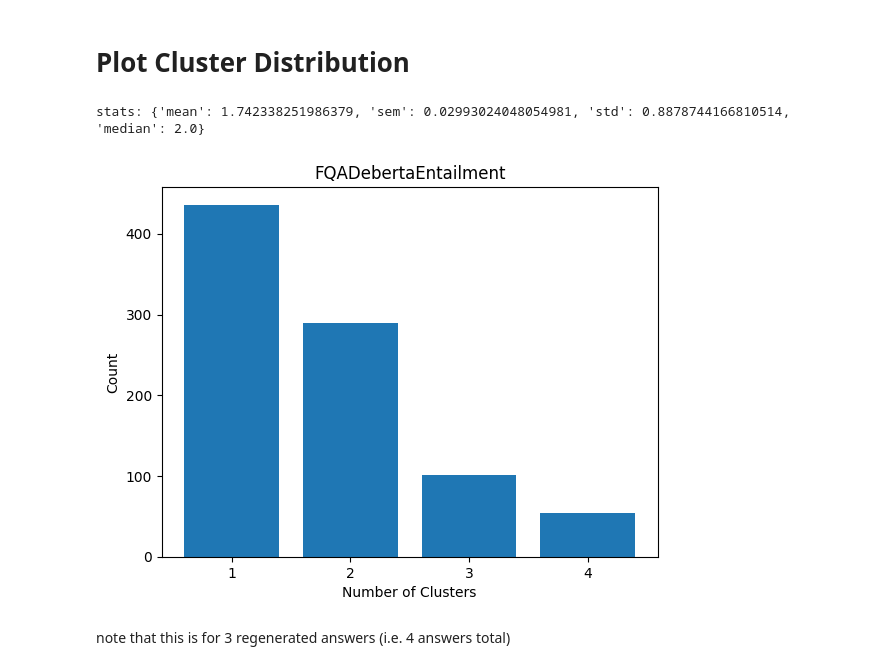
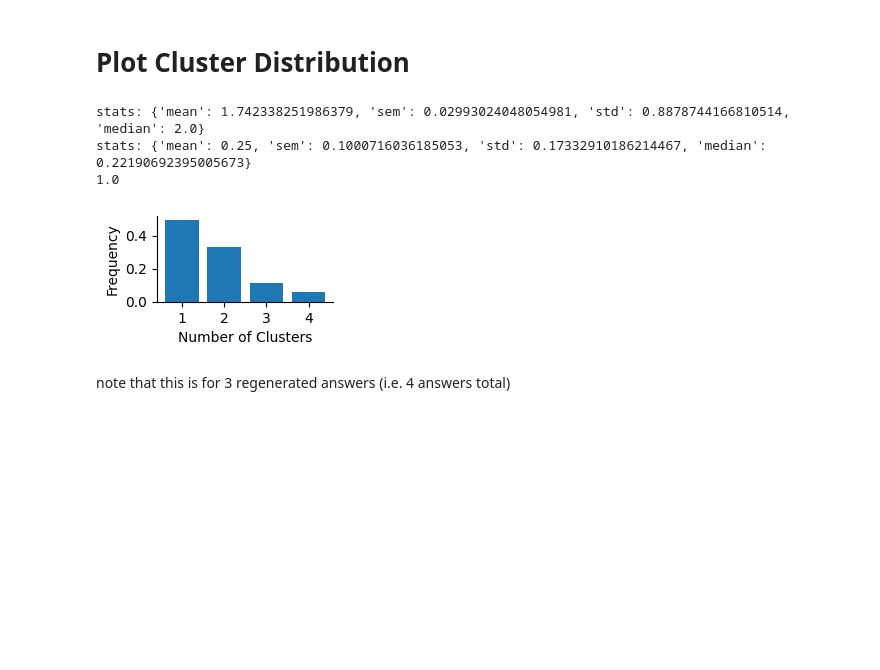
Before and after one commit to JThh/long_hallucinations, a Jupyter notebook: notebooks/paper_evals/23-11-24-paragraph-biographies-evaluation.ipynb, the cells around one changed output. Cells and saved outputs as stored; diff of their text form; code cells hidden in the pictures; blank space fills up the shorter version.

```diff
--- a/notebooks/paper_evals/23-11-24-paragraph-biographies-evaluation.ipynb
+++ b/notebooks/paper_evals/23-11-24-paragraph-biographies-evaluation.ipynb
@@ -343,32 +348,43 @@ stats(n_gen)
 # %% [markdown]
 # Plot Cluster Distribution
 # %%
-def plot_cluster_dist(run):
+def plot_cluster_dist(run, save_path=None):
     clusters = []
     for datum, d_dict in all_results[run]['results']['questions'].items():
         for proposition, p_dict in d_dict['propositions'].items():
             for question, q_dict in p_dict.items():
                 cluster = q_dict['equiv_response']
                 if 'not answerable' not in cluster:
                     clusters.append(cluster)
 
 
     # plot distribution of number of unique clusters
     cluster_counts = [len(np.unique(cluster)) for cluster in clusters]
     print('stats:', stats(cluster_counts))
     uniq_counts, count_values = np.unique(cluster_counts, return_counts=True)
-    fig, ax = plt.subplots()
-    ax.bar(uniq_counts, count_values)
-    ax.set_title(run)
+    fig, ax = plt.subplots(figsize=(TEXTWIDTH / 2, TEXTWIDTH / 2 / GOLDEN_RATIO))
+    total = sum(count_values)
+    cluster_frequencies = [count / total for count in count_values]
+    print('stats:', stats(cluster_frequencies))
+    print(sum(cluster_frequencies))
+    ax.bar(uniq_counts, cluster_frequencies)
+    # ax.set_title(run)
     ax.set_xticks(uniq_counts)
     ax.set_xlabel('Number of Clusters')
-    ax.set_ylabel('Count')
+    ax.set_ylabel('Frequency')
+    sns.despine()
+    plt.tight_layout()
+    if save_path is not None:
+        plt.savefig(save_path)
 
 
-plot_cluster_dist('FQADebertaEntailment')
+
+plot_cluster_dist('FQADebertaEntailment', save_path="/auto/users/jansen/semantic_uncertainty/notebooks/paper_evals/final_figures/app_paragraph_n_clusters_default.pdf")
 # %% [output]
 stats: {'mean': 1.742338251986379, 'sem': 0.02993024048054981, 'std': 0.8878744166810514, 'median': 2.0}
+stats: {'mean': 0.25, 'sem': 0.1000716036185053, 'std': 0.17332910186214467, 'median': 0.22190692395005673}
+1.0
-[figure, old version]
+[figure, new version]
 # %% [markdown]
 note that this is for 3 regenerated answers (i.e. 4 answers total)
 # %%
```
Also changed, not shown: parts of 12 cells of this notebook, 5 other files.
